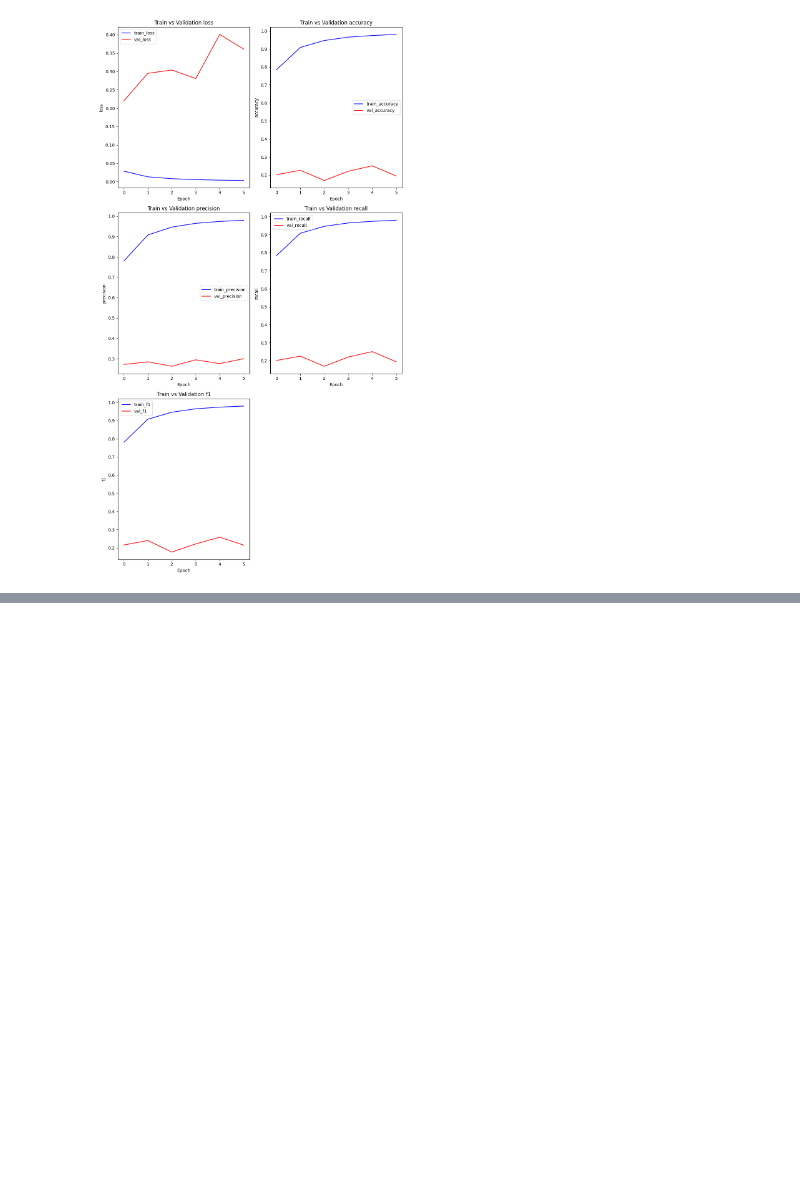
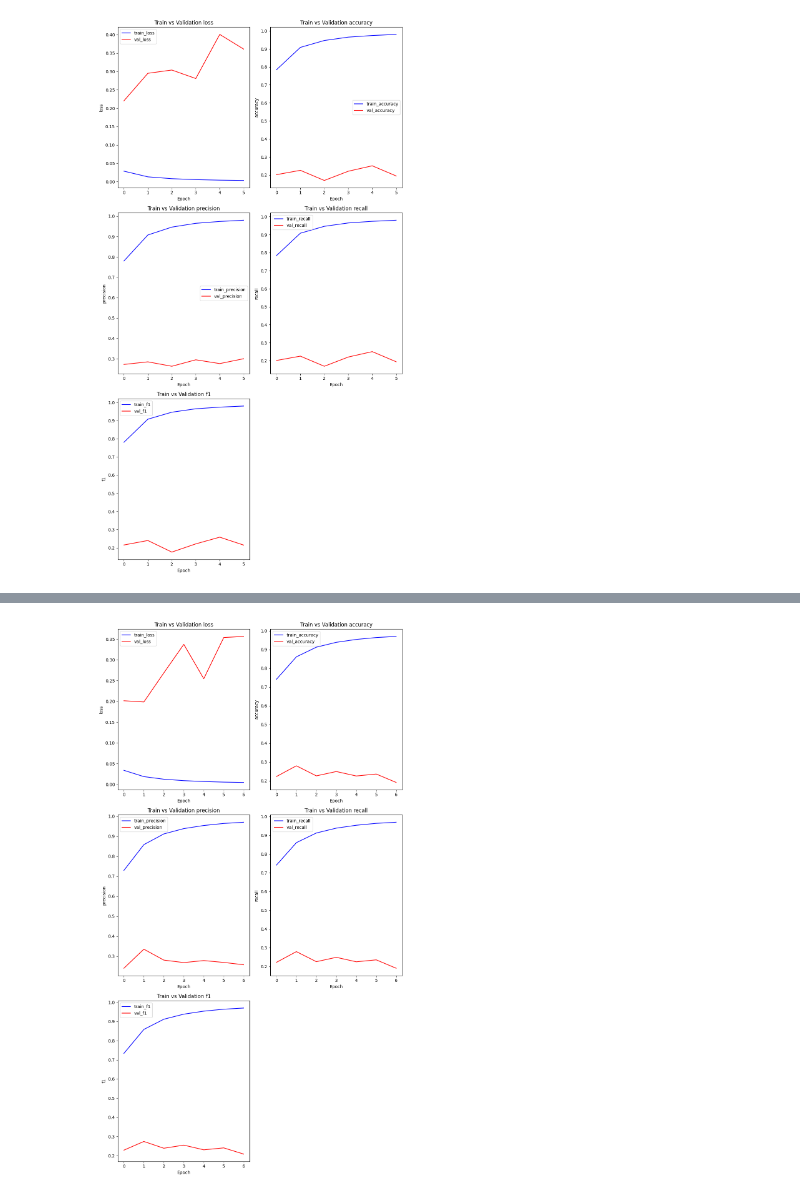
Before and after one commit to frenkmadda/UnderwaterSoundsClassification, a Jupyter notebook: Training.ipynb, the cells around one changed output, grey strips where cells are left out. Drawn from its saved outputs; the diff is of its cells as text; code cells hidden in the pictures; blank space fills up the shorter version.

```diff
--- a/Training.ipynb
+++ b/Training.ipynb
@@ -146,0 +155,4 @@ plot_metrics('results/test13_res_net_one_hot.csv')
+# %%
+plot_metrics('results/test18_google_net_one_hot_unbalanced.csv')
+# %% [output]
+[figure, added]
```
Also changed, not shown: parts of 5 cells of this notebook, 3 other files.
